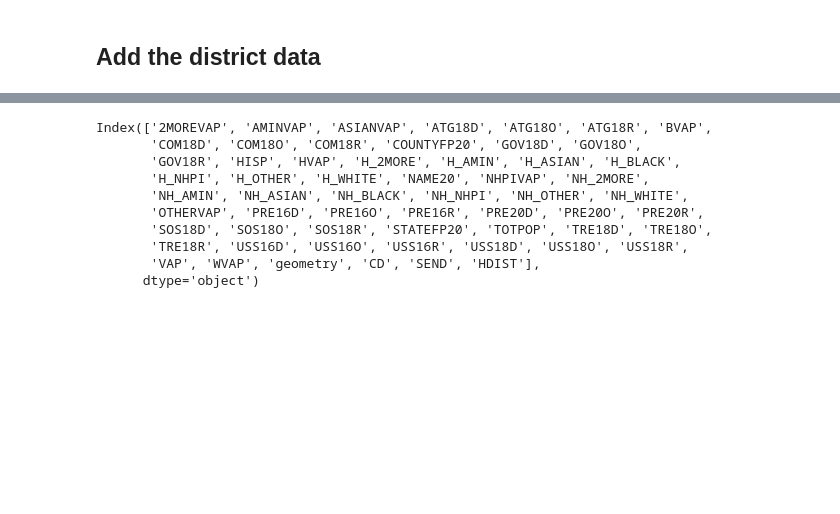
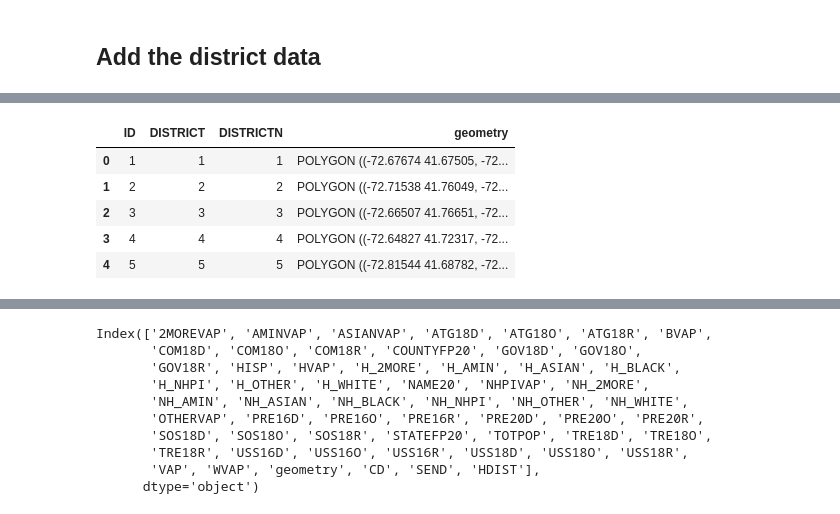
Before and after one commit to eveomett-states/Connecticut, a Jupyter notebook: ct.ipynb, the cells around one changed output, grey strips where cells are left out. Drawn from its saved outputs; the diff is of its cells as text; code cells hidden in the pictures; blank space fills up the shorter version.

```diff
--- a/ct.ipynb
+++ b/ct.ipynb
@@ -186,0 +251,9 @@ hdist = gpd.read_file(hdist_data)
+# %%
+send.head()
+# %% [output]
+|  | ID | DISTRICT | DISTRICTN | geometry |
+| 0 | 1 | 1 | 1 | POLYGON ((-72.67674 41.67505, -72... |
+| 1 | 2 | 2 | 2 | POLYGON ((-72.71538 41.76049, -72... |
+| 2 | 3 | 3 | 3 | POLYGON ((-72.66507 41.76651, -72... |
+| 3 | 4 | 4 | 4 | POLYGON ((-72.64827 41.72317, -72... |
+| 4 | 5 | 5 | 5 | POLYGON ((-72.81544 41.68782, -72... |
```
Also changed, not shown: parts of 43 cells of this notebook, 1 other file.
